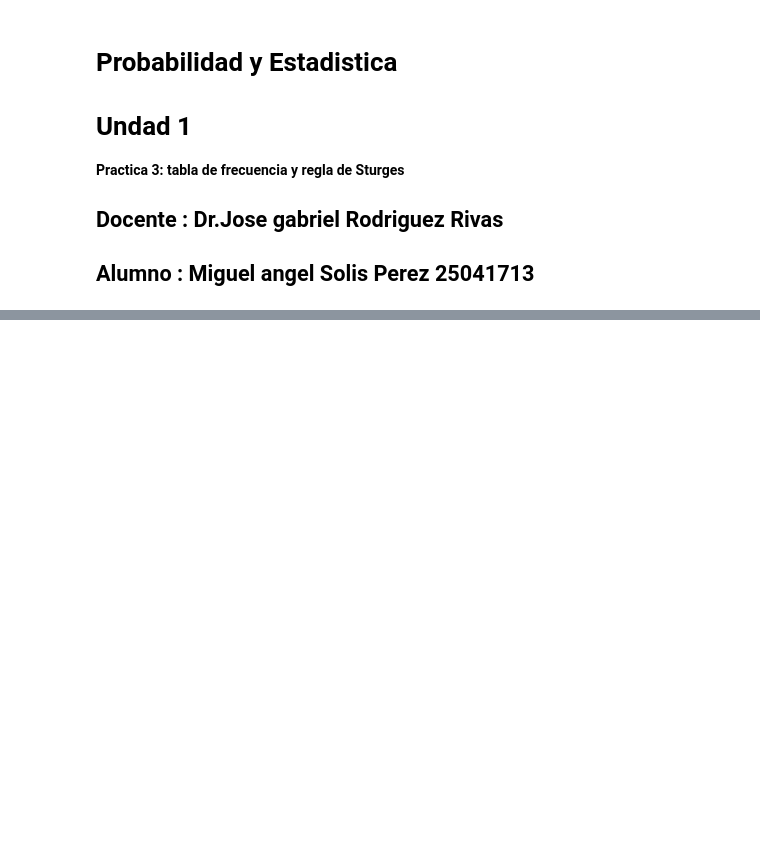
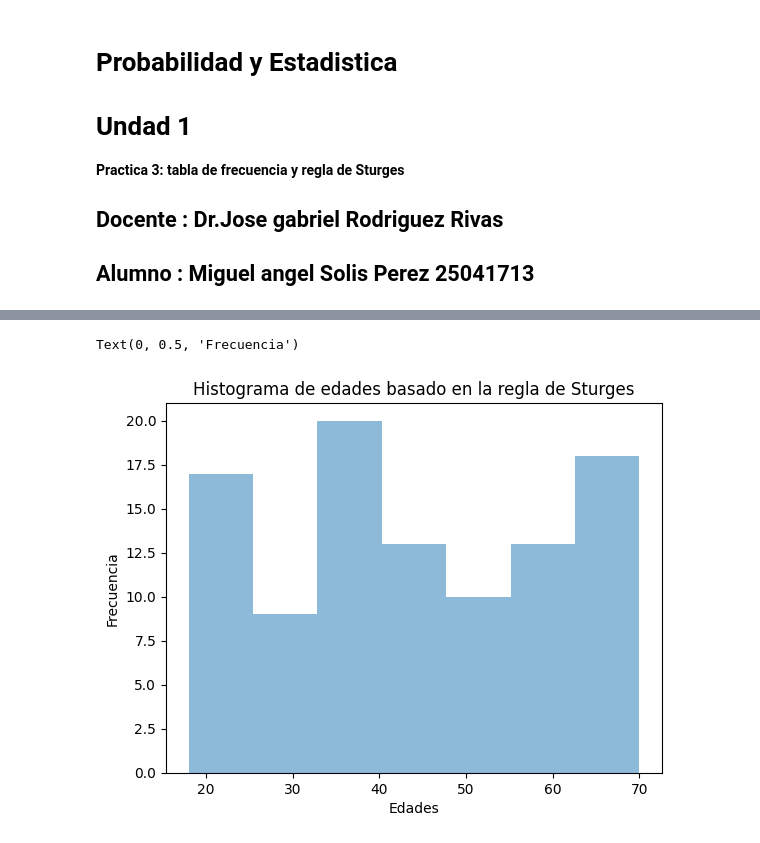
Before and after one commit to MiguelAngelSP29/Probabilidad-y-estad-stica-, a Jupyter notebook: Unidad 1/U1_practica 3.ipynb, the cells around one changed output, grey strips where cells are left out. Saved outputs shown, nothing was run; the diff lists cells and outputs as text; code cells hidden in the pictures; blank space fills up the shorter version.

```diff
--- a/Unidad 1/U1_practica 3.ipynb
+++ b/Unidad 1/U1_practica 3.ipynb
@@ -32,0 +139,4 @@ df.head()
+# %%
+# Crear un DataFrame con las edades
+df = pd.DataFrame({'Edad': edades})
+df
@@ -32,0 +157,5 @@ df.head()
+# %%
+# Calcular el número de intervalos utilizando la regla de Sturges
+n = len(edades)
+K = int( 1 + math.log2(n))
+print("Valor de n = ", n , " \nNúmero de intervalos =", K)
@@ -32,0 +227,9 @@ df.head()
+# %%
+# Crear un histograma basado en la tabla de frecuencia
+plt.hist(df['Edad'], bins=K, alpha = 0.5)
+plt.title('Histograma de edades basado en la regla de Sturges')
+plt.xlabel('Edades')
+plt.ylabel('Frecuencia')
+# %% [output]
+Text(0, 0.5, 'Frecuencia')
+[figure, added]
```
Also changed, not shown: parts of 14 cells of this notebook.
